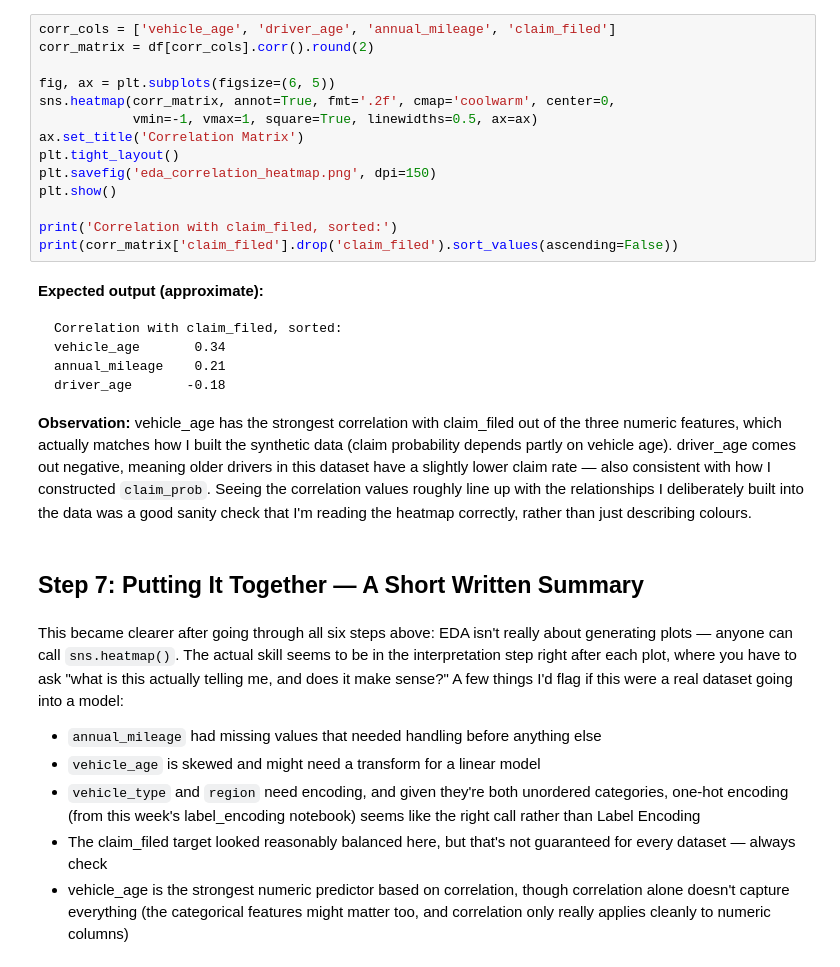
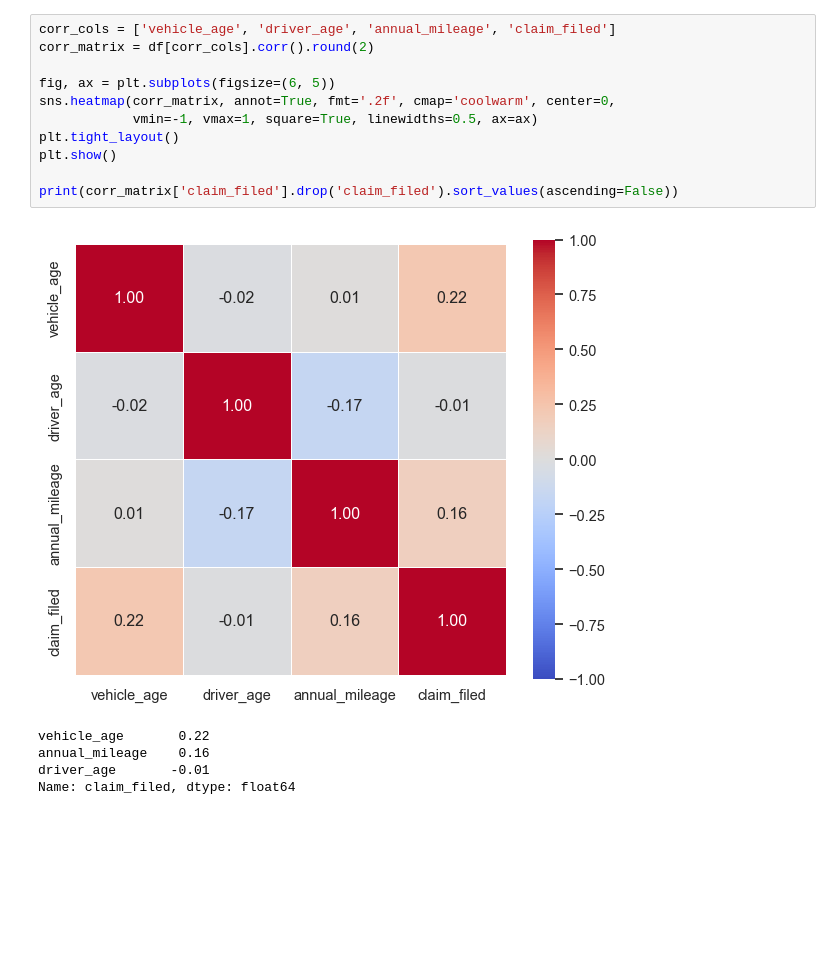
Before and after one commit to mohitkhyalia1/sos_2026, a Jupyter notebook: Week 2/eda_practice.ipynb, the cells around one changed output. Drawn from its saved outputs; the diff is of its cells as text; blank space fills up the shorter version.

````diff
--- a/Week 2/eda_practice.ipynb
+++ b/Week 2/eda_practice.ipynb
@@ -161,34 +171,17 @@ else:
 # %%
 corr_cols = ['vehicle_age', 'driver_age', 'annual_mileage', 'claim_filed']
 corr_matrix = df[corr_cols].corr().round(2)
 
 fig, ax = plt.subplots(figsize=(6, 5))
 sns.heatmap(corr_matrix, annot=True, fmt='.2f', cmap='coolwarm', center=0,
             vmin=-1, vmax=1, square=True, linewidths=0.5, ax=ax)
-ax.set_title('Correlation Matrix')
 plt.tight_layout()
-plt.savefig('eda_correlation_heatmap.png', dpi=150)
 plt.show()
 
-print('Correlation with claim_filed, sorted:')
 print(corr_matrix['claim_filed'].drop('claim_filed').sort_values(ascending=False))
+# %% [output]
+[figure, added]
+vehicle_age       0.22
+annual_mileage    0.16
+driver_age       -0.01
+Name: claim_filed, dtype: float64
-# %% [markdown]
-**Expected output (approximate):**
-```
-Correlation with claim_filed, sorted:
-vehicle_age       0.34
-annual_mileage    0.21
-driver_age       -0.18
-```
-
-**Observation:** vehicle_age has the strongest correlation with claim_filed out of the three numeric features, which actually matches how I built the synthetic data (claim probability depends partly on vehicle age). driver_age comes out negative, meaning older drivers in this dataset have a slightly lower claim rate — also consistent with how I constructed `claim_prob`. Seeing the correlation values roughly line up with the relationships I deliberately built into the data was a good sanity check that I'm reading the heatmap correctly, rather than just describing colours.
-# %% [markdown]
-## Step 7: Putting It Together — A Short Written Summary
-# %% [markdown]
-This became clearer after going through all six steps above: EDA isn't really about generating plots — anyone can call `sns.heatmap()`. The actual skill seems to be in the interpretation step right after each plot, where you have to ask "what is this actually telling me, and does it make sense?" A few things I'd flag if this were a real dataset going into a model:
-
-- `annual_mileage` had missing values that needed handling before anything else
-- `vehicle_age` is skewed and might need a transform for a linear model
-- `vehicle_type` and `region` need encoding, and given they're both unordered categories, one-hot encoding (from this week's label_encoding notebook) seems like the right call rather than Label Encoding
-- The claim_filed target looked reasonably balanced here, but that's not guaranteed for every dataset — always check
-- vehicle_age is the strongest numeric predictor based on correlation, though correlation alone doesn't capture everything (the categorical features might matter too, and correlation only really applies cleanly to numeric columns)
````
Also changed, not shown: parts of 31 cells of this notebook, 11 other files.
